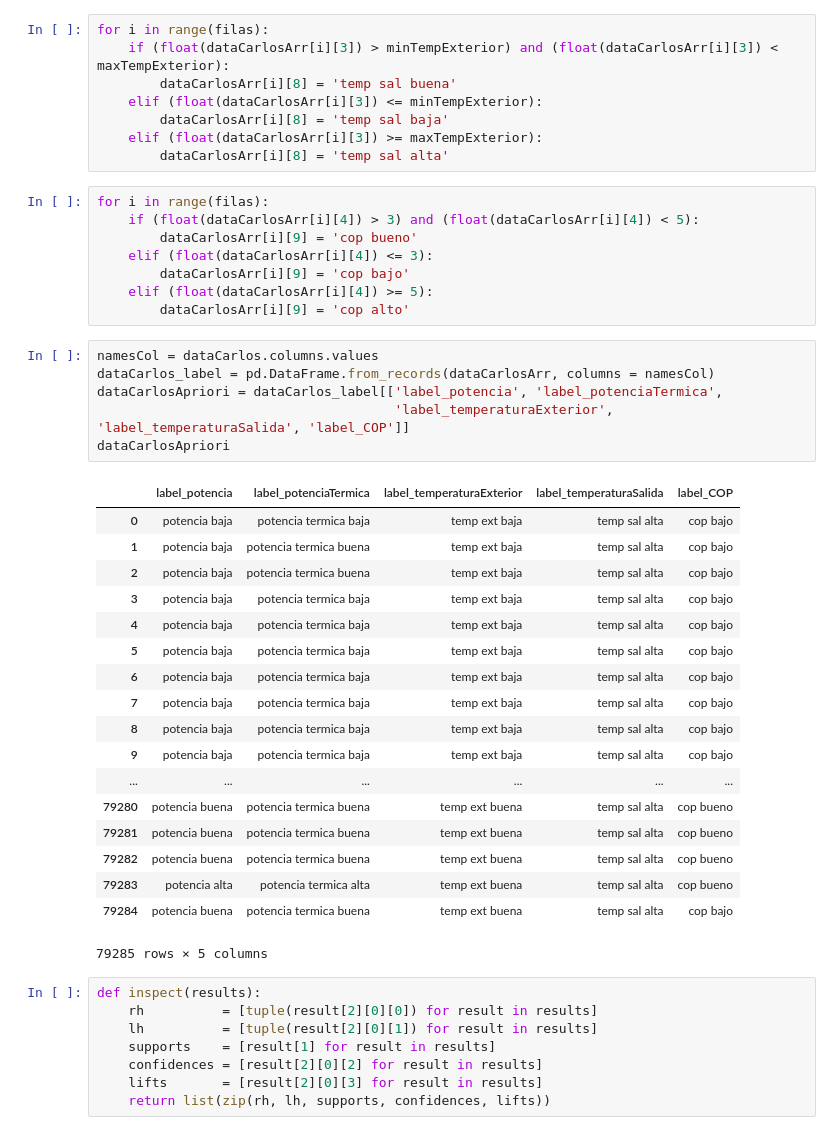
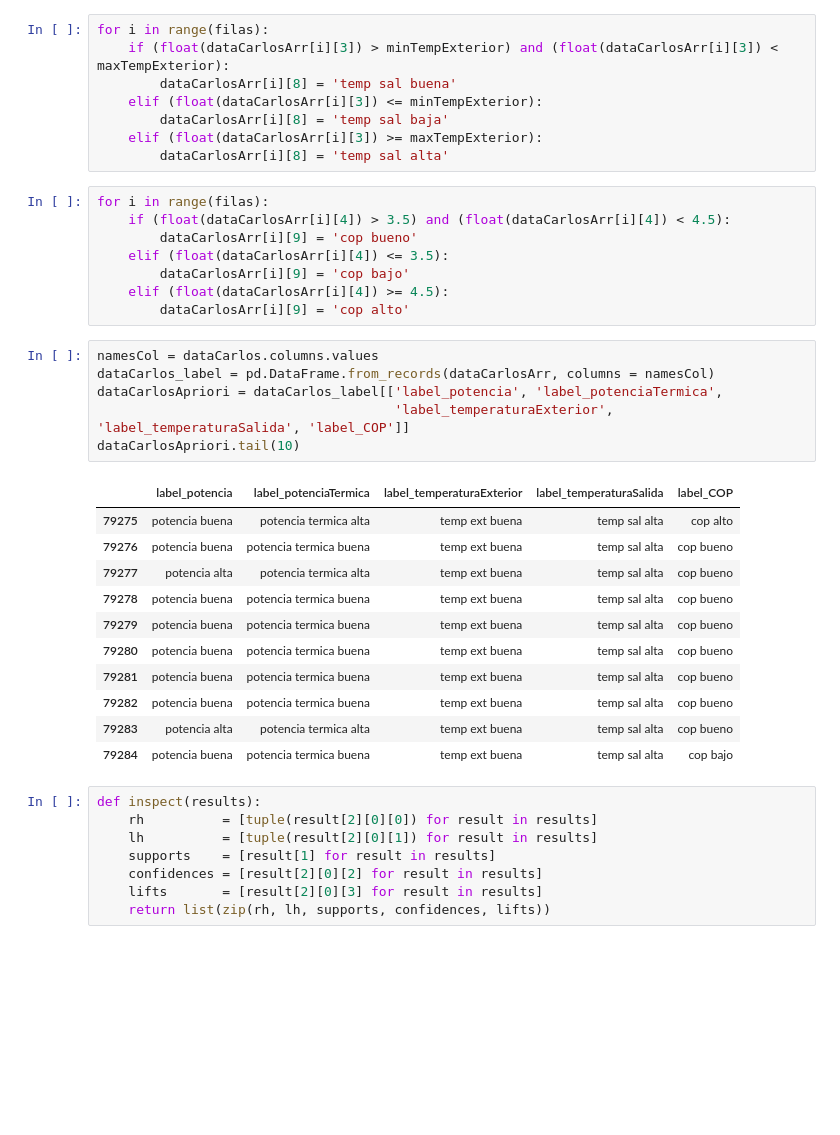
Before and after one commit to douglasag17/ML-SmartBuildings, a Jupyter notebook: AprendizajeConReglasDeAsociacion/apriori.ipynb, the cells around one changed output. Cells and saved outputs as stored; diff of their text form; blank space fills up the shorter version.

```diff
--- a/AprendizajeConReglasDeAsociacion/apriori.ipynb
+++ b/AprendizajeConReglasDeAsociacion/apriori.ipynb
@@ -122,37 +122,30 @@ for i in range(filas):
         dataCarlosArr[i][8] = 'temp sal alta'
 # %%
 for i in range(filas):
-    if (float(dataCarlosArr[i][4]) > 3) and (float(dataCarlosArr[i][4]) < 5):
+    if (float(dataCarlosArr[i][4]) > 3.5) and (float(dataCarlosArr[i][4]) < 4.5):
         dataCarlosArr[i][9] = 'cop bueno'
-    elif (float(dataCarlosArr[i][4]) <= 3):
+    elif (float(dataCarlosArr[i][4]) <= 3.5):
         dataCarlosArr[i][9] = 'cop bajo'
-    elif (float(dataCarlosArr[i][4]) >= 5):
+    elif (float(dataCarlosArr[i][4]) >= 4.5):
         dataCarlosArr[i][9] = 'cop alto'
 # %%
 namesCol = dataCarlos.columns.values
 dataCarlos_label = pd.DataFrame.from_records(dataCarlosArr, columns = namesCol)
 dataCarlosApriori = dataCarlos_label[['label_potencia', 'label_potenciaTermica',
                                       'label_temperaturaExterior', 'label_temperaturaSalida', 'label_COP']]
-dataCarlosApriori
+dataCarlosApriori.tail(10)
 # %% [output]
 |  | label_potencia | label_potenciaTermica | label_temperaturaExterior | label_temperaturaSalida | label_COP |
-| 0 | potencia baja | potencia termica baja | temp ext baja | temp sal alta | cop bajo |
-| 1 | potencia baja | potencia termica buena | temp ext baja | temp sal alta | cop bajo |
-| 2 | potencia baja | potencia termica buena | temp ext baja | temp sal alta | cop bajo |
-| 3 | potencia baja | potencia termica baja | temp ext baja | temp sal alta | cop bajo |
-| 4 | potencia baja | potencia termica baja | temp ext baja | temp sal alta | cop bajo |
-| 5 | potencia baja | potencia termica baja | temp ext baja | temp sal alta | cop bajo |
-| 6 | potencia baja | potencia termica baja | temp ext baja | temp sal alta | cop bajo |
-| 7 | potencia baja | potencia termica baja | temp ext baja | temp sal alta | cop bajo |
-| 8 | potencia baja | potencia termica baja | temp ext baja | temp sal alta | cop bajo |
-| 9 | potencia baja | potencia termica baja | temp ext baja | temp sal alta | cop bajo |
-| ... | ... | ... | ... | ... | ... |
+| 79275 | potencia buena | potencia termica alta | temp ext buena | temp sal alta | cop alto |
+| 79276 | potencia buena | potencia termica buena | temp ext buena | temp sal alta | cop bueno |
+| 79277 | potencia alta | potencia termica alta | temp ext buena | temp sal alta | cop bueno |
+| 79278 | potencia buena | potencia termica buena | temp ext buena | temp sal alta | cop bueno |
+| 79279 | potencia buena | potencia termica buena | temp ext buena | temp sal alta | cop bueno |
 | 79280 | potencia buena | potencia termica buena | temp ext buena | temp sal alta | cop bueno |
 | 79281 | potencia buena | potencia termica buena | temp ext buena | temp sal alta | cop bueno |
 | 79282 | potencia buena | potencia termica buena | temp ext buena | temp sal alta | cop bueno |
 | 79283 | potencia alta | potencia termica alta | temp ext buena | temp sal alta | cop bueno |
 | 79284 | potencia buena | potencia termica buena | temp ext buena | temp sal alta | cop bajo |
-79285 rows × 5 columns
 # %%
 def inspect(results):
     rh          = [tuple(result[2][0][0]) for result in results]
```
Also changed, not shown: parts of 4 cells of this notebook.
